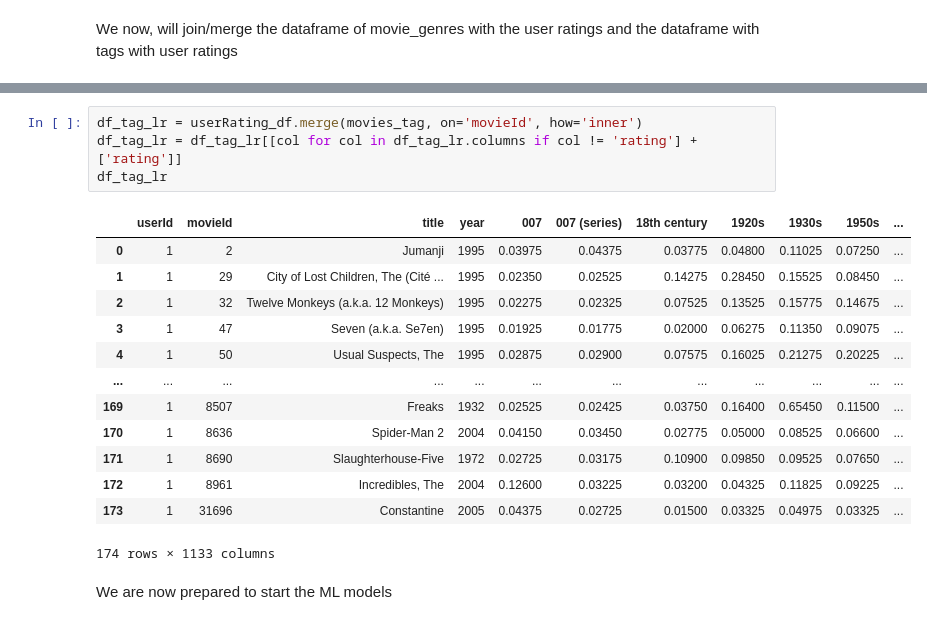
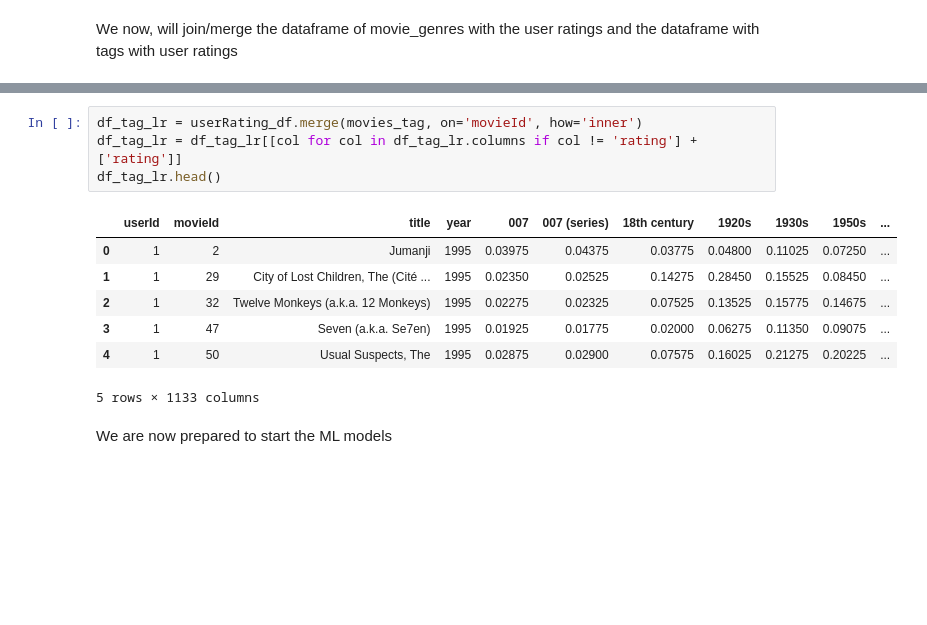
Before and after one commit to jwongr/TestModelo, a Jupyter notebook: PythonTest.ipynb, the cells around one changed output, grey strips where cells are left out. Saved outputs shown, nothing was run; the diff lists cells and outputs as text; blank space fills up the shorter version.

```diff
--- a/PythonTest.ipynb
+++ b/PythonTest.ipynb
@@ -257,21 +252,15 @@ df_genre_lr
 # %%
 df_tag_lr = userRating_df.merge(movies_tag, on='movieId', how='inner')
 df_tag_lr = df_tag_lr[[col for col in df_tag_lr.columns if col != 'rating'] + ['rating']]
-df_tag_lr
+df_tag_lr.head()
 # %% [output]
 |  | userId | movieId | title | year | 007 | 007 (series) | 18th century | 1920s | 1930s | 1950s | ... |
 | 0 | 1 | 2 | Jumanji | 1995 | 0.03975 | 0.04375 | 0.03775 | 0.04800 | 0.11025 | 0.07250 | ... |
 | 1 | 1 | 29 | City of Lost Children, The (Cité ... | 1995 | 0.02350 | 0.02525 | 0.14275 | 0.28450 | 0.15525 | 0.08450 | ... |
 | 2 | 1 | 32 | Twelve Monkeys (a.k.a. 12 Monkeys) | 1995 | 0.02275 | 0.02325 | 0.07525 | 0.13525 | 0.15775 | 0.14675 | ... |
 | 3 | 1 | 47 | Seven (a.k.a. Se7en) | 1995 | 0.01925 | 0.01775 | 0.02000 | 0.06275 | 0.11350 | 0.09075 | ... |
 | 4 | 1 | 50 | Usual Suspects, The | 1995 | 0.02875 | 0.02900 | 0.07575 | 0.16025 | 0.21275 | 0.20225 | ... |
-| ... | ... | ... | ... | ... | ... | ... | ... | ... | ... | ... | ... |
-| 169 | 1 | 8507 | Freaks | 1932 | 0.02525 | 0.02425 | 0.03750 | 0.16400 | 0.65450 | 0.11500 | ... |
-| 170 | 1 | 8636 | Spider-Man 2 | 2004 | 0.04150 | 0.03450 | 0.02775 | 0.05000 | 0.08525 | 0.06600 | ... |
-| 171 | 1 | 8690 | Slaughterhouse-Five | 1972 | 0.02725 | 0.03175 | 0.10900 | 0.09850 | 0.09525 | 0.07650 | ... |
-| 172 | 1 | 8961 | Incredibles, The | 2004 | 0.12600 | 0.03225 | 0.03200 | 0.04325 | 0.11825 | 0.09225 | ... |
-| 173 | 1 | 31696 | Constantine | 2005 | 0.04375 | 0.02725 | 0.01500 | 0.03325 | 0.04975 | 0.03325 | ... |
-174 rows × 1133 columns
+5 rows × 1133 columns
 # %% [markdown]
 We are now prepared to start the ML models
 # %% [markdown]
```
Also changed, not shown: parts of 34 cells of this notebook.
